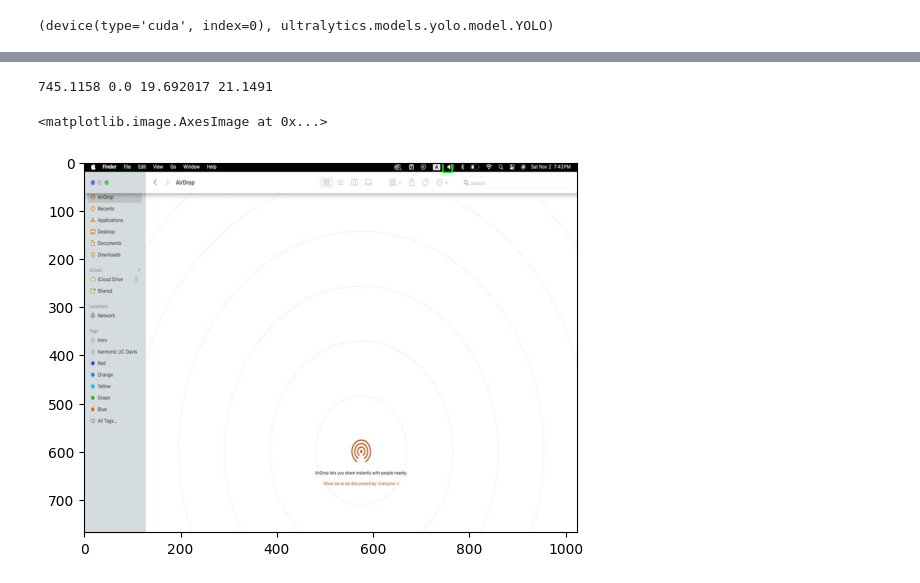
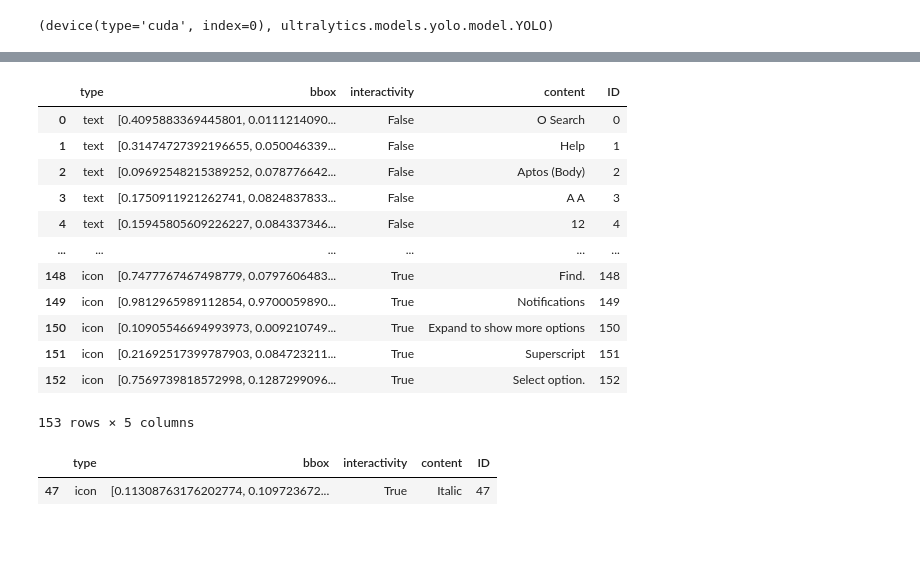
Before and after one commit to microsoft/OmniParser, a Jupyter notebook: demo.ipynb, the cells around one changed output, grey strips where cells are left out. Saved outputs shown, nothing was run; the diff lists cells and outputs as text; code cells hidden in the pictures; blank space fills up the shorter version.

```diff
--- a/demo.ipynb
+++ b/demo.ipynb
@@ -5,7 +5,11 @@ from ultralytics import YOLO
 from PIL import Image
 device = 'cuda'
 
-som_model = get_yolo_model(model_path='weights/icon_detect/best.pt')
+# som_model = get_yolo_model(model_path='weights/icon_detect/best.pt')
+# som_model = get_yolo_model(model_path='/home/yadonglu/sandbox/data/yolo/runs/detect/yolo11l_som_detection_seq_10ep_b32_filter5more4/weights/best.pt')
+# som_model = get_yolo_model('/home/yadonglu/sandbox/data/yolo/runs/detect/yolo11l_som_detection_seq_10ep_b24_filter5more1280/weights/best.pt')
+som_model = get_yolo_model(model_path='/home/yadonglu/sandbox/data/yolo/runs/detect/yolov8n_v8_xcyc/weights/best.pt')
+
 som_model.to(device)
 print('model to {}'.format(device))
 # %% [output]
@@ -88,17 +110,25 @@ parsed_content_list
-# %%
-x, y, w, h = label_coordinates['52']
-print(x, y, w, h)
-
-import cv2
-import matplotlib.pyplot as plt
-# draw the bounding box
-
-image = cv2.imread(image_path)
-# image = cv2.rectangle(image, (int(x), int(y)), (int(w), int(h)), (0, 255, 0), 2)
-image = cv2.rectangle(image, (int(x), int(y)), (int(x) + int(w), int(y) + int(h)), (0, 255, 0), 2)
-
-plt.imshow(image)
-# %% [output]
-745.1158 0.0 19.692017 21.1491
-<matplotlib.image.AxesImage at 0x...>
-[figure, removed]
+# %%
+import pandas as pd
+df = pd.DataFrame(parsed_content_list)
+df['ID'] = range(len(df))
+
+df
+# %% [output]
+|  | type | bbox | interactivity | content | ID |
+| 0 | text | [0.4095883369445801, 0.0111214090... | False | O Search | 0 |
+| 1 | text | [0.31474727392196655, 0.050046339... | False | Help | 1 |
+| 2 | text | [0.09692548215389252, 0.078776642... | False | Aptos (Body) | 2 |
+| 3 | text | [0.1750911921262741, 0.0824837833... | False | A A | 3 |
+| 4 | text | [0.15945805609226227, 0.084337346... | False | 12 | 4 |
+| ... | ... | ... | ... | ... | ... |
+| 148 | icon | [0.7477767467498779, 0.0797606483... | True | Find. | 148 |
+| 149 | icon | [0.9812965989112854, 0.9700059890... | True | Notifications | 149 |
+| 150 | icon | [0.10905546694993973, 0.009210749... | True | Expand to show more options | 150 |
+| 151 | icon | [0.21692517399787903, 0.084723211... | True | Superscript | 151 |
+| 152 | icon | [0.7569739818572998, 0.1287299096... | True | Select option. | 152 |
+153 rows × 5 columns
+# %%
+df[df['ID'] == 47]
+# %% [output]
+|  | type | bbox | interactivity | content | ID |
+| 47 | icon | [0.11308763176202774, 0.109723672... | True | Italic | 47 |
```
Also changed, not shown: parts of 4 cells of this notebook, 5 other files.
